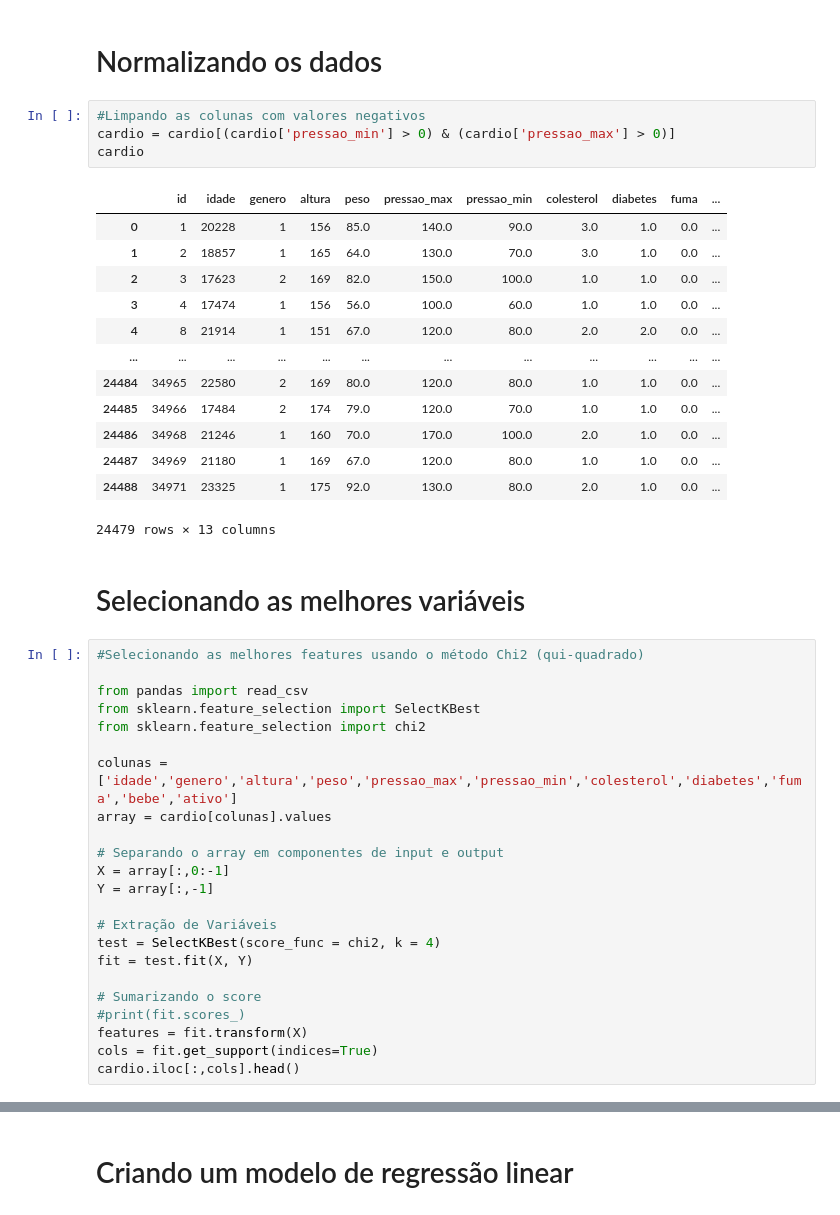
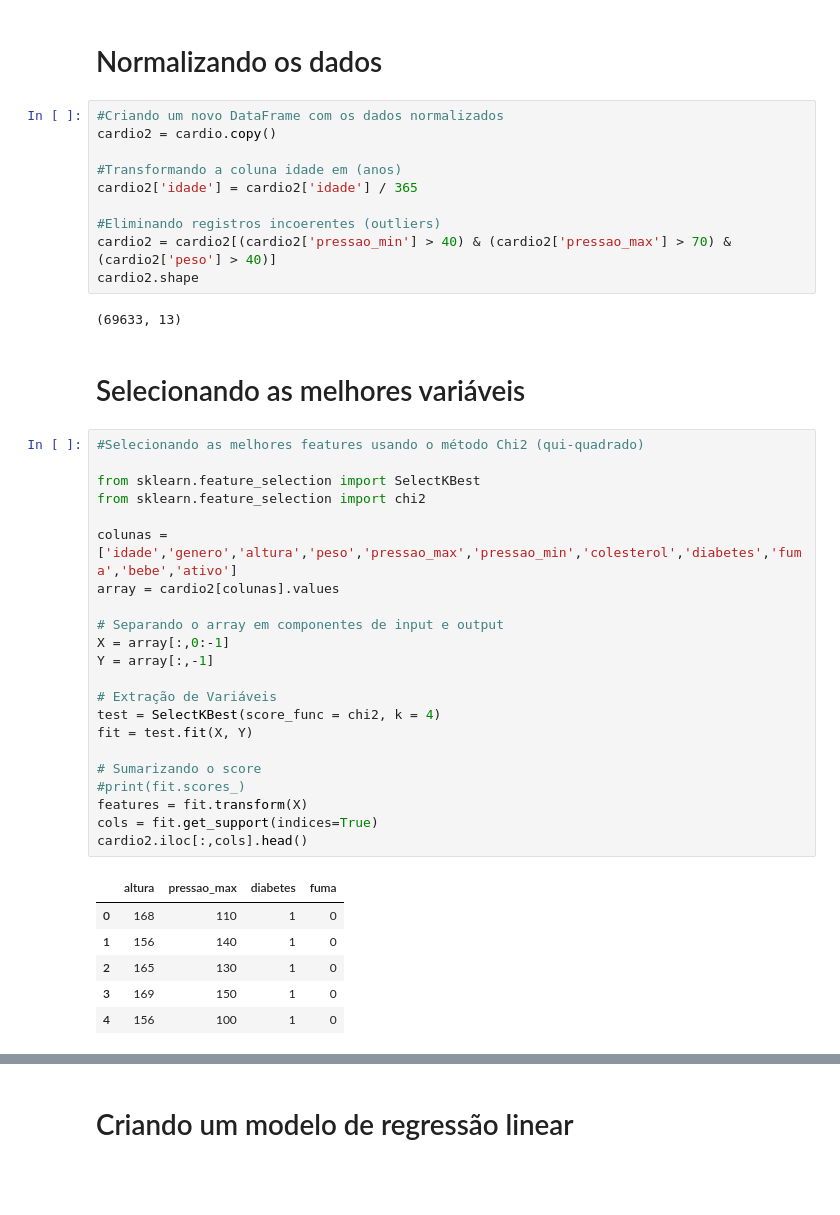
Before and after one commit to alexapruiz/Projetos, a Jupyter notebook: Cardio.ipynb, the cells around one changed output, grey strips where cells are left out. Saved outputs shown, nothing was run; the diff lists cells and outputs as text; blank space fills up the shorter version.

```diff
--- a/Cardio.ipynb
+++ b/Cardio.ipynb
@@ -63,48 +65,48 @@ plt.show()
 # %% [markdown]
 # Normalizando os dados
-# %%
-#Limpando as colunas com valores negativos
-cardio = cardio[(cardio['pressao_min'] > 0) & (cardio['pressao_max'] > 0)]
-cardio
-# %% [output]
-|  | id | idade | genero | altura | peso | pressao_max | pressao_min | colesterol | diabetes | fuma | ... |
-| 0 | 1 | 20228 | 1 | 156 | 85.0 | 140.0 | 90.0 | 3.0 | 1.0 | 0.0 | ... |
-| 1 | 2 | 18857 | 1 | 165 | 64.0 | 130.0 | 70.0 | 3.0 | 1.0 | 0.0 | ... |
-| 2 | 3 | 17623 | 2 | 169 | 82.0 | 150.0 | 100.0 | 1.0 | 1.0 | 0.0 | ... |
-| 3 | 4 | 17474 | 1 | 156 | 56.0 | 100.0 | 60.0 | 1.0 | 1.0 | 0.0 | ... |
-| 4 | 8 | 21914 | 1 | 151 | 67.0 | 120.0 | 80.0 | 2.0 | 2.0 | 0.0 | ... |
-| ... | ... | ... | ... | ... | ... | ... | ... | ... | ... | ... | ... |
-| 24484 | 34965 | 22580 | 2 | 169 | 80.0 | 120.0 | 80.0 | 1.0 | 1.0 | 0.0 | ... |
-| 24485 | 34966 | 17484 | 2 | 174 | 79.0 | 120.0 | 70.0 | 1.0 | 1.0 | 0.0 | ... |
-| 24486 | 34968 | 21246 | 1 | 160 | 70.0 | 170.0 | 100.0 | 2.0 | 1.0 | 0.0 | ... |
-| 24487 | 34969 | 21180 | 1 | 169 | 67.0 | 120.0 | 80.0 | 1.0 | 1.0 | 0.0 | ... |
-| 24488 | 34971 | 23325 | 1 | 175 | 92.0 | 130.0 | 80.0 | 2.0 | 1.0 | 0.0 | ... |
-24479 rows × 13 columns
+# %%
+#Criando um novo DataFrame com os dados normalizados
+cardio2 = cardio.copy()
+
+#Transformando a coluna idade em (anos)
+cardio2['idade'] = cardio2['idade'] / 365
+
+#Eliminando registros incoerentes (outliers)
+cardio2 = cardio2[(cardio2['pressao_min'] > 40) & (cardio2['pressao_max'] > 70) & (cardio2['peso'] > 40)]
+cardio2.shape
+# %% [output]
+(69633, 13)
 # %% [markdown]
 # Selecionando as melhores variáveis
 # %%
 #Selecionando as melhores features usando o método Chi2 (qui-quadrado)
 
-from pandas import read_csv
 from sklearn.feature_selection import SelectKBest
 from sklearn.feature_selection import chi2
 
 colunas = ['idade','genero','altura','peso','pressao_max','pressao_min','colesterol','diabetes','fuma','bebe','ativo']
-array = cardio[colunas].values
+array = cardio2[colunas].values
 
 # Separando o array em componentes de input e output
 X = array[:,0:-1]
 Y = array[:,-1]
 
 # Extração de Variáveis
 test = SelectKBest(score_func = chi2, k = 4)
 fit = test.fit(X, Y)
 
 # Sumarizando o score
 #print(fit.scores_)
 features = fit.transform(X)
 cols = fit.get_support(indices=True)
-cardio.iloc[:,cols].head()
+cardio2.iloc[:,cols].head()
+# %% [output]
+|  | altura | pressao_max | diabetes | fuma |
+| 0 | 168 | 110 | 1 | 0 |
+| 1 | 156 | 140 | 1 | 0 |
+| 2 | 165 | 130 | 1 | 0 |
+| 3 | 169 | 150 | 1 | 0 |
+| 4 | 156 | 100 | 1 | 0 |
 # %%
 #Selecionando as melhores features usando o método f_classif do SelectKBest
 from sklearn.feature_selection import SelectKBest
```
Also changed, not shown: parts of 29 cells of this notebook.
